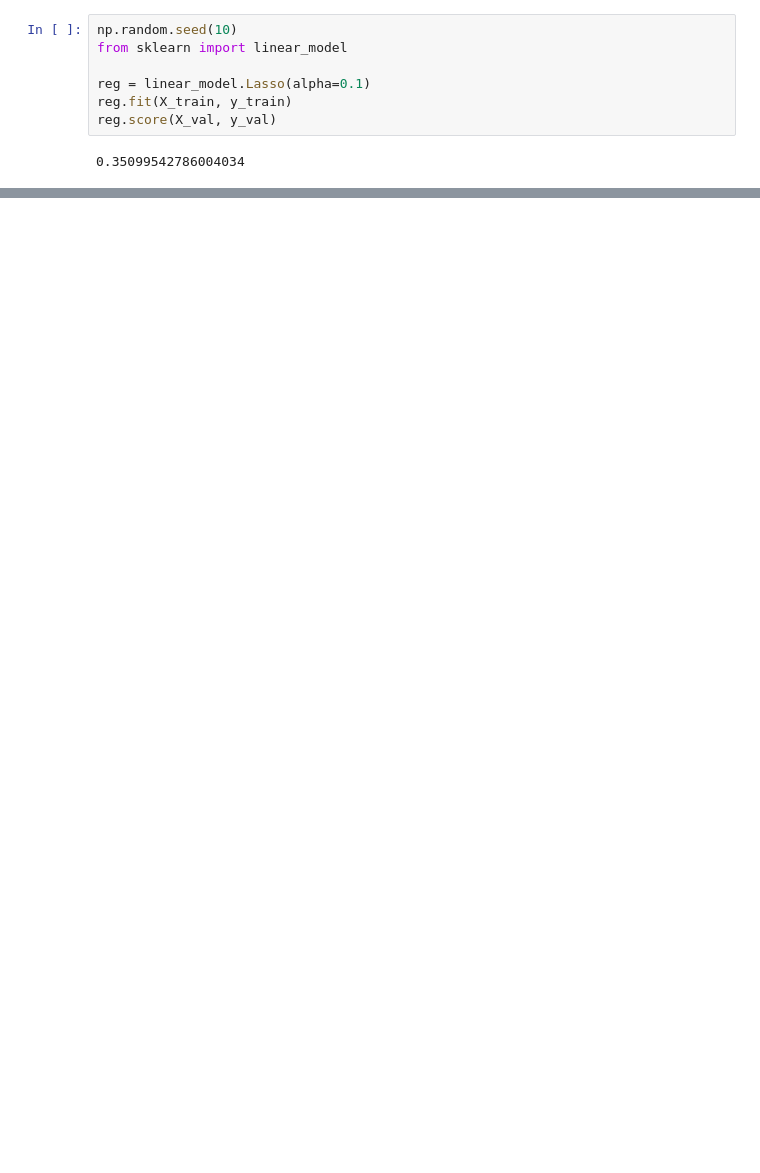
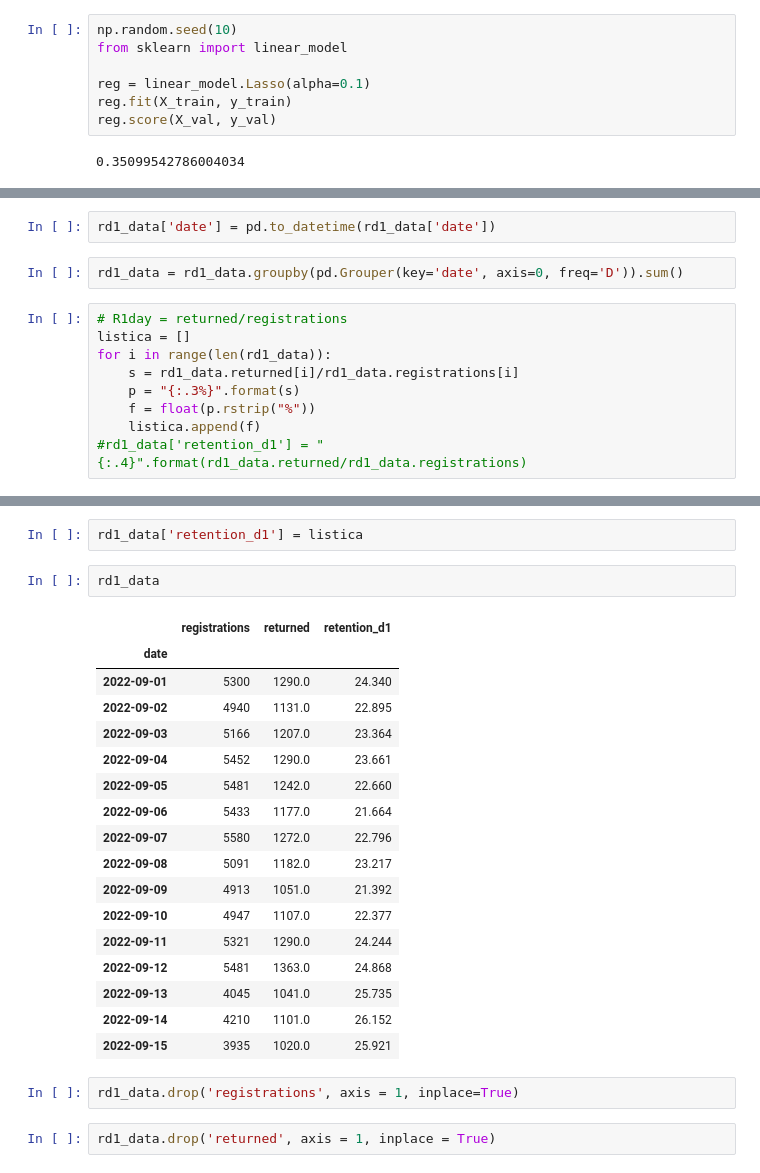
Before and after one commit to alexiandra97/T11-ML-project, a Jupyter notebook: T11-Machine-learning-model.ipynb, the cells around one changed output, grey strips where cells are left out. Drawn from its saved outputs; the diff is of its cells as text; blank space fills up the shorter version.

```diff
--- a/T11-Machine-learning-model.ipynb
+++ b/T11-Machine-learning-model.ipynb
@@ -744,0 +885,13 @@ svr_3 = SVR(kernel="poly", C=100, gamma="auto", degree=3, epsilon=0.1, coef0=1)
+# %%
+rd1_data['date'] = pd.to_datetime(rd1_data['date'])
+# %%
+rd1_data = rd1_data.groupby(pd.Grouper(key='date', axis=0, freq='D')).sum()
+# %%
+# R1day = returned/registrations
+listica = []
+for i in range(len(rd1_data)):
+    s = rd1_data.returned[i]/rd1_data.registrations[i]
+    p = "{:.3%}".format(s)
+    f = float(p.rstrip("%"))
+    listica.append(f)
+#rd1_data['retention_d1'] = "{:.4}".format(rd1_data.returned/rd1_data.registrations)
@@ -744,0 +916,26 @@ svr_3 = SVR(kernel="poly", C=100, gamma="auto", degree=3, epsilon=0.1, coef0=1)
+# %%
+rd1_data['retention_d1'] = listica
+# %%
+rd1_data
+# %% [output]
+|  | registrations | returned | retention_d1 |
+| date |  |  |  |
+| 2022-09-01 | 5300 | 1290.0 | 24.340 |
+| 2022-09-02 | 4940 | 1131.0 | 22.895 |
+| 2022-09-03 | 5166 | 1207.0 | 23.364 |
+| 2022-09-04 | 5452 | 1290.0 | 23.661 |
+| 2022-09-05 | 5481 | 1242.0 | 22.660 |
+| 2022-09-06 | 5433 | 1177.0 | 21.664 |
+| 2022-09-07 | 5580 | 1272.0 | 22.796 |
+| 2022-09-08 | 5091 | 1182.0 | 23.217 |
+| 2022-09-09 | 4913 | 1051.0 | 21.392 |
+| 2022-09-10 | 4947 | 1107.0 | 22.377 |
+| 2022-09-11 | 5321 | 1290.0 | 24.244 |
+| 2022-09-12 | 5481 | 1363.0 | 24.868 |
+| 2022-09-13 | 4045 | 1041.0 | 25.735 |
+| 2022-09-14 | 4210 | 1101.0 | 26.152 |
+| 2022-09-15 | 3935 | 1020.0 | 25.921 |
+# %%
+rd1_data.drop('registrations', axis = 1, inplace=True)
+# %%
+rd1_data.drop('returned', axis = 1, inplace = True)
```
Also changed, not shown: parts of 46 cells of this notebook.
